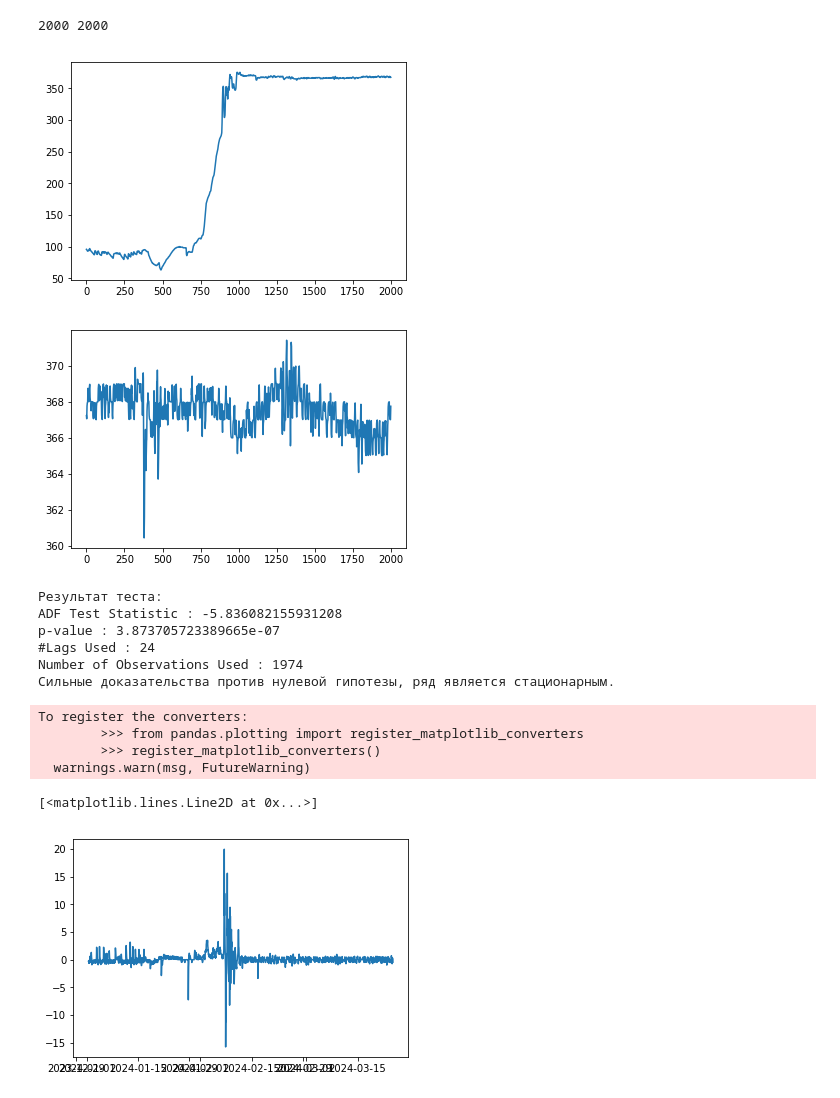
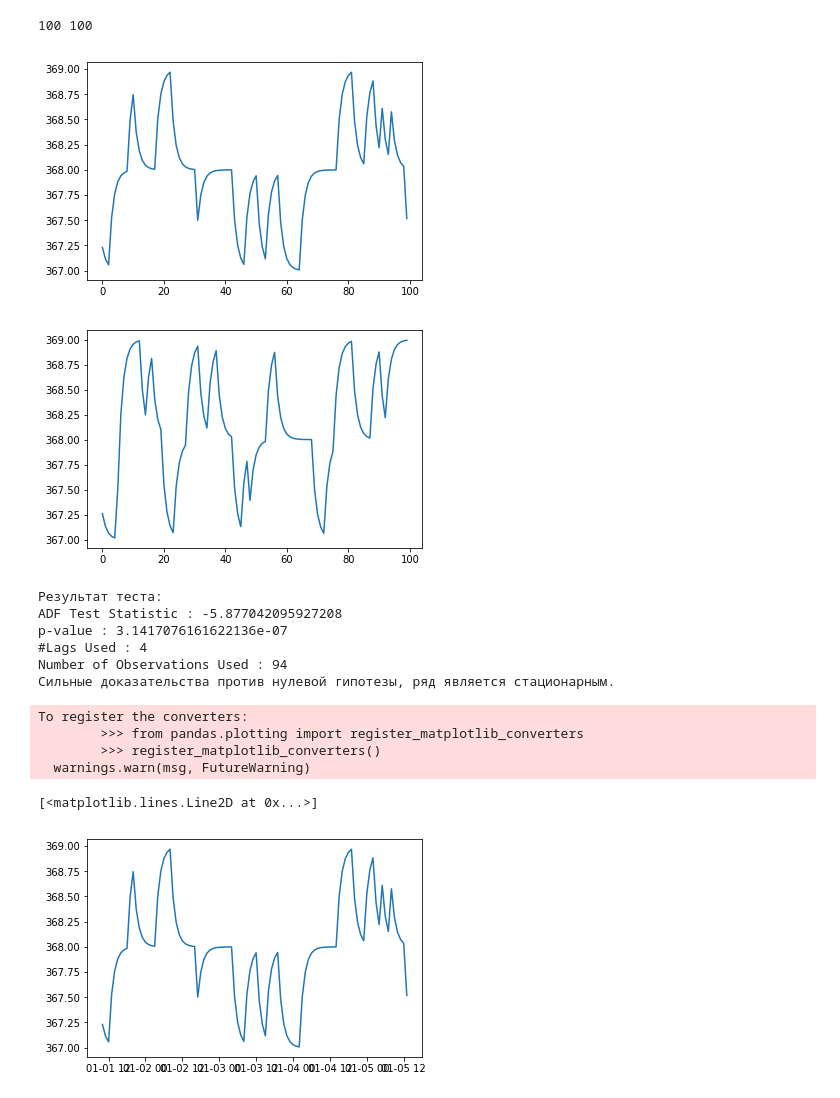
Before and after one commit to A101110/models, a Jupyter notebook: Pred_for_single_value.ipynb, the cells around one changed output. Drawn from its saved outputs; the diff is of its cells as text; code cells hidden in the pictures.

```diff
--- a/Pred_for_single_value.ipynb
+++ b/Pred_for_single_value.ipynb
@@ -44,27 +44,27 @@ def df_test(frame_col):
 # %%
 start = datetime.datetime.now()
 timer_train = []
 timer_test = []
 batch_train = []
 batch_test = []
-n = 2000
-border = 4000
-num = 6000
+n = 4000
+border = 4100
+num = 4200
 for i in range (0, border-n):
     timer_train.append(pd.to_datetime((sheet.cell(row = i+n, column = 8).value)))
     batch_train.append(float(sheet.cell(row = i+n, column = 2).value))
 for j in range (border-n, num-n):
     timer_test.append(pd.to_datetime((sheet.cell(row = i+n, column = 8).value)))
     batch_test.append(float(sheet.cell(row = j+n, column = 2).value))
 print(len(batch_train), len(batch_test))
 plt.plot(batch_train)
 plt.show()
 plt.plot(batch_test)
 plt.show()
 # %% [output]
-2000 2000
+100 100
-[figure, old version]
+[figure, new version]
-[figure, old version]
+[figure, new version]
 # %%
 df1 =  pd.DataFrame(columns = ["flow1", "time"])
 df1.time = timer_train
@@ -74,20 +74,20 @@ while(df_test(df1_diff['flow1']) != True):
     df1_diff = df1_diff.diff().dropna()
 df1.index = pd.date_range(start='2024-01-01 10:00:00', periods = len(df1['flow1']), freq='h')
 df1_diff.index = pd.date_range(start='2024-01-01 10:00:00', periods = len(df1_diff['flow1']), freq='h')
-plt.plot(df1_diff['flow1'])
+plt.plot(df1['flow1'])
 # %% [output]
 Результат теста:
-ADF Test Statistic : -5.836082155931208
-p-value : 3.873705723389665e-07
-#Lags Used : 24
-Number of Observations Used : 1974
+ADF Test Statistic : -5.877042095927208
+p-value : 3.1417076161622136e-07
+#Lags Used : 4
+Number of Observations Used : 94
 Сильные доказательства против нулевой гипотезы, ряд является стационарным.
 To register the converters:
         >>> from pandas.plotting import register_matplotlib_converters
         >>> register_matplotlib_converters()
   warnings.warn(msg, FutureWarning)
 [<matplotlib.lines.Line2D at 0x...>]
-[figure, old version]
+[figure, new version]
 # %%
 df2 =  pd.DataFrame(columns = ["flow1", "time"])
 df2.time = timer_test
```
Also changed, not shown: parts of 6 cells of this notebook.
